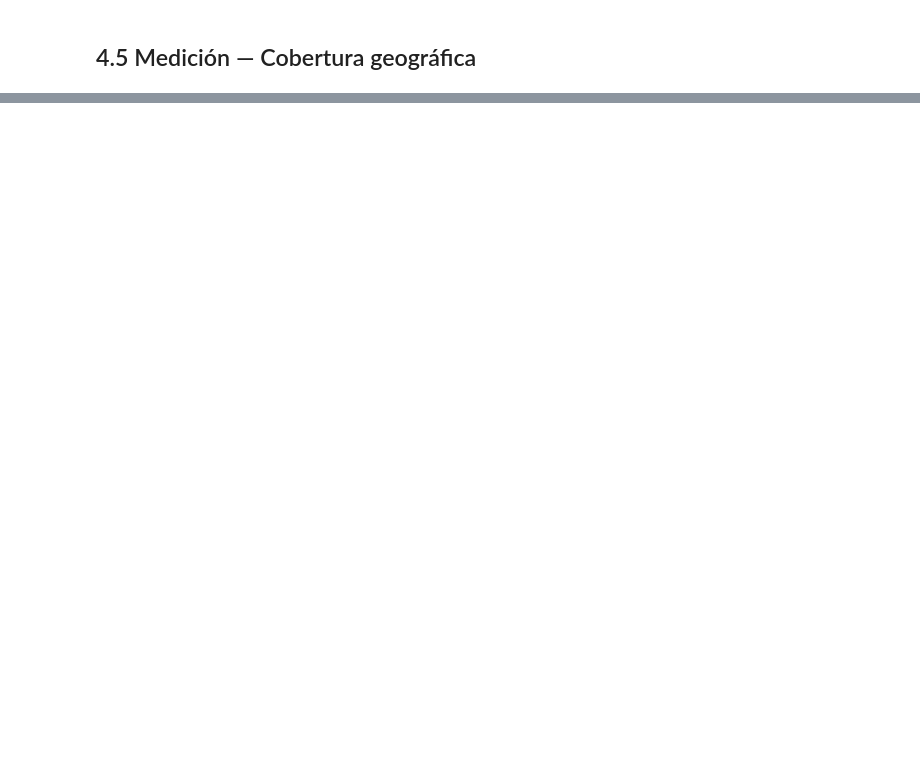
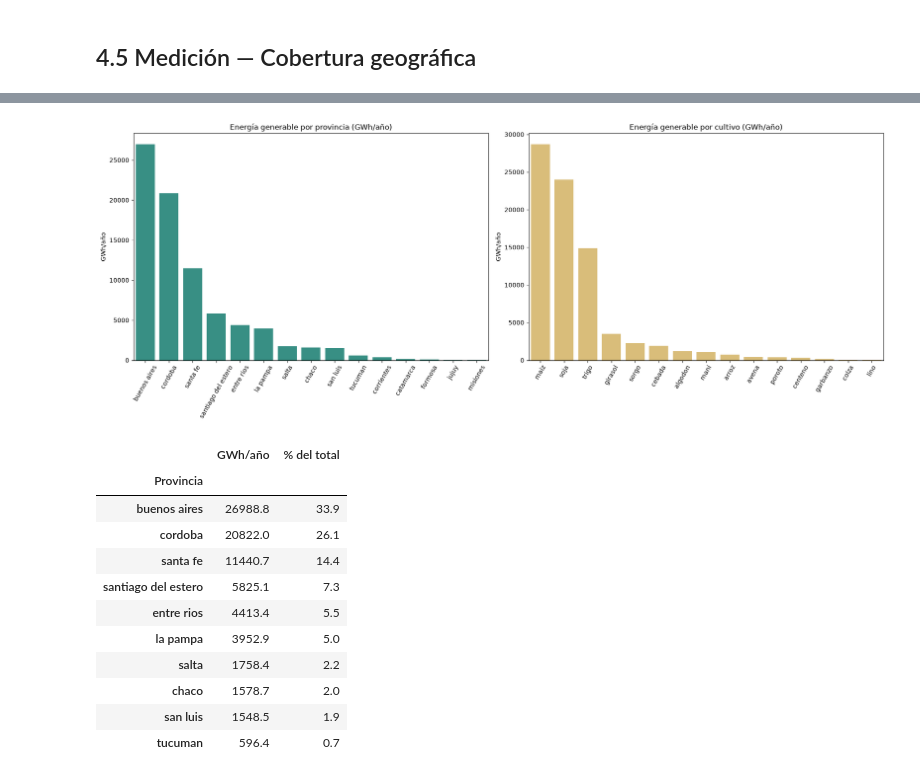
Before and after one commit to marcoeferro/SYNGAS-OPTIMIA-HV, a Jupyter notebook: notebooks/main.ipynb, the cells around one changed output, grey strips where cells are left out. Saved outputs shown, nothing was run; the diff lists cells and outputs as text; code cells hidden in the pictures; blank space fills up the shorter version.

```diff
--- a/notebooks/main.ipynb
+++ b/notebooks/main.ipynb
@@ -816,0 +1015,20 @@ plt.show()
+# %%
+df_energia = df_anual.copy()
+df_energia["Residuo Recuperable (Tn)"] = df_energia["Residuo de Biomasa (Tn)"] * FRACCION_RECUPERABLE
+df_energia["masa_seca_kg"] = df_energia["Residuo Recuperable (Tn)"] * 1000
+df_energia["masa_alimentada_kg"] = df_energia["masa_seca_kg"] / (1 - HUMEDAD_PCT / 100)
+df_energia["kwh_generados"] = df_energia["masa_alimentada_kg"] / CE_KG_KWH
+df_energia["horas_operacion_estimadas"] = df_energia["kwh_generados"] / P_NOM_KW
+df_energia["equipos_pp30_equivalentes"] = df_energia["horas_operacion_estimadas"] / (8760 * DISPONIBILIDAD)
+
+kwh_por_t = 1000 / ((1 - HUMEDAD_PCT / 100) * CE_KG_KWH)
+print(f"Rendimiento energético implícito: {kwh_por_t:,.0f} kWh por t MS de residuo recuperable")
+print(f"Residuo recuperable: {df_energia['Residuo Recuperable (Tn)'].sum():,.0f} t MS/año")
+print(f"Energía generable:   {df_energia['kwh_generados'].sum() / 1e9:,.2f} TWh/año")
+print(f"Equipos PP30 equivalentes (operación continua): {df_energia['equipos_pp30_equivalentes'].sum():,.0f}")
+
+# Verificación: el notebook replica exactamente el módulo del ETL
+from etl.transformers.energy_finance import compute_energy_metrics
+chk = compute_energy_metrics(df_energia[["Residuo Recuperable (Tn)"]], config=TARIFAS)
+assert np.allclose(chk["kwh_generados"], df_energia["kwh_generados"], equal_nan=True)
+print("✓ Cálculo energético idéntico al de etl/transformers/energy_finance.py")
@@ -816,0 +1045,36 @@ plt.show()
+# %%
+fig, axes = plt.subplots(1, 2, figsize=(18, 7))
+
+e_prov = (df_energia.groupby("Provincia")["kwh_generados"].sum() / 1e6).sort_values(ascending=False)
+sns.barplot(x=e_prov.index, y=e_prov.values, ax=axes[0], color="#2a9d8f")
+axes[0].set_title("Energía generable por provincia (GWh/año)")
+axes[0].set_ylabel("GWh/año")
+axes[0].set_xlabel("")
+axes[0].tick_params(axis="x", rotation=60)
+
+e_cult = (df_energia.groupby("Cultivo")["kwh_generados"].sum() / 1e6).sort_values(ascending=False)
+sns.barplot(x=e_cult.index, y=e_cult.values, ax=axes[1], color="#e9c46a")
+axes[1].set_title("Energía generable por cultivo (GWh/año)")
+axes[1].set_ylabel("GWh/año")
+axes[1].set_xlabel("")
+axes[1].tick_params(axis="x", rotation=60)
+
+plt.tight_layout()
+plt.show()
+
+(e_prov.to_frame("GWh/año").assign(**{"% del total": lambda d: 100 * d["GWh/año"] / d["GWh/año"].sum()})
+ .round(1).head(10))
+# %% [output]
+[figure, added]
+|  | GWh/año | % del total |
+| Provincia |  |  |
+| buenos aires | 26988.8 | 33.9 |
+| cordoba | 20822.0 | 26.1 |
+| santa fe | 11440.7 | 14.4 |
+| santiago del estero | 5825.1 | 7.3 |
+| entre rios | 4413.4 | 5.5 |
+| la pampa | 3952.9 | 5.0 |
+| salta | 1758.4 | 2.2 |
+| chaco | 1578.7 | 2.0 |
+| san luis | 1548.5 | 1.9 |
+| tucuman | 596.4 | 0.7 |
```
Also changed, not shown: parts of 54 cells of this notebook, 5 other files.
